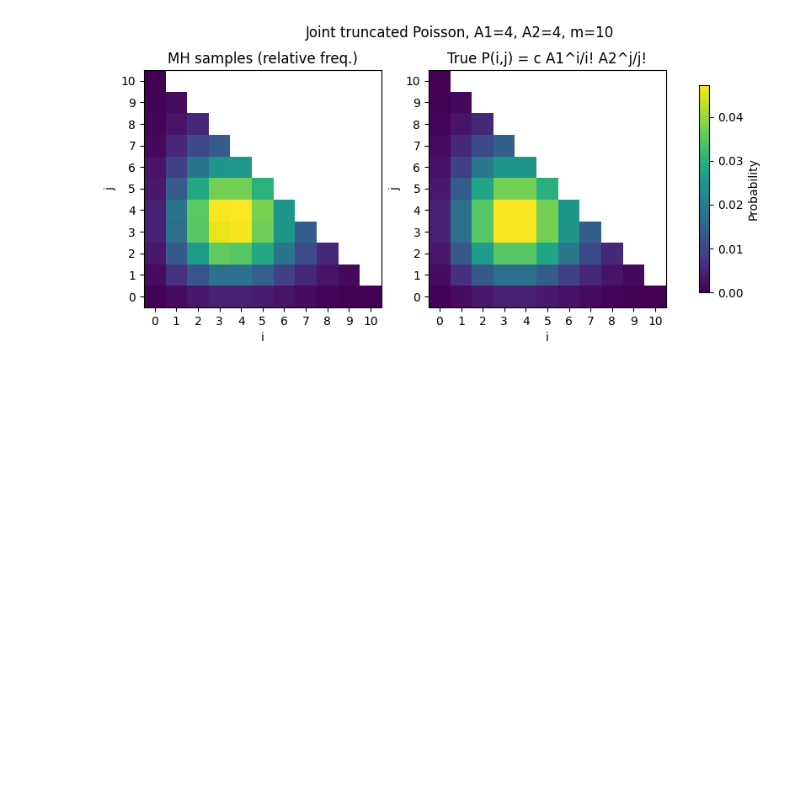
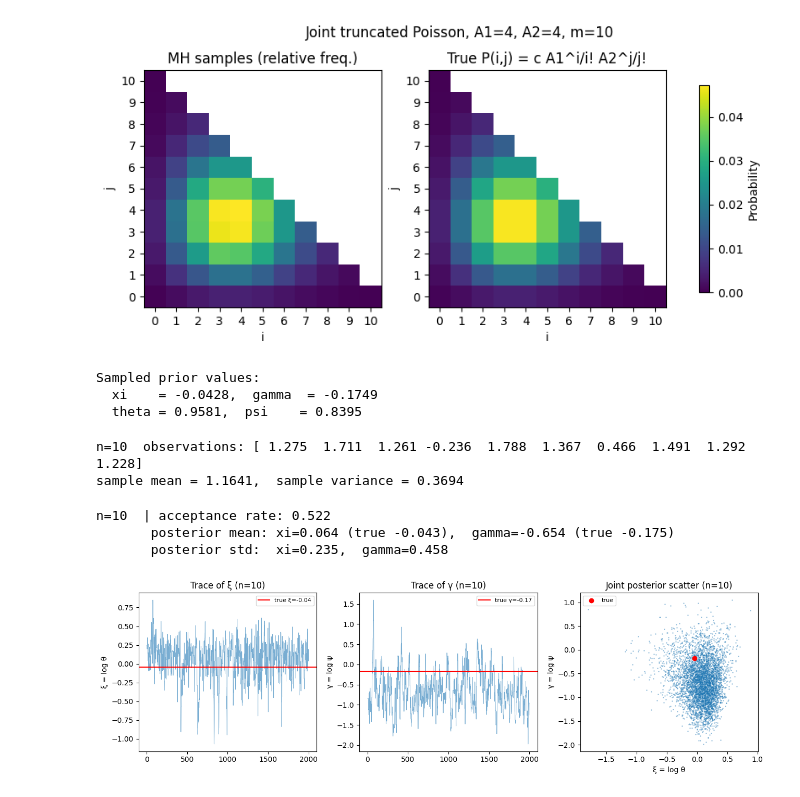
Before and after one commit to kris907j/Stochastic_sim, a Jupyter notebook: Exercises/Viktor/Viktor_Ex6.ipynb, the cells around one changed output. Saved outputs shown, nothing was run; the diff lists cells and outputs as text; code cells hidden in the pictures; blank space fills up the shorter version.

```diff
--- a/Exercises/Viktor/Viktor_Ex6.ipynb
+++ b/Exercises/Viktor/Viktor_Ex6.ipynb
@@ -245,19 +226,12 @@ p-value:              0.0000
 # %%
 # Ex 2(c)
 def sample_truncated_poisson(A, M):
-    """Sample k ~ P(k) = A^k/k! / sum_{l=0}^{M} A^l/l!, for k in {0,...,M}."""
     k = np.arange(M + 1)
     weights = A ** k / np.array([factorial(kk) for kk in k])
     probs = weights / weights.sum()
     return np.random.choice(k, p=probs)
 
 def gibbs_truncated_poisson_2(x0, n_samples, A1, A2, burn_in=1000):
-    """Gibbs sampler for P(i,j) ~ A1^i/i! * A2^j/j!, 0 <= i+j <= m.
-
-    Alternately draws i from its conditional distribution given j, then j from its
-    conditional distribution given the updated i -- both are exact draws from
-    truncated Poisson distributions, so every proposal is accepted.
-    """
     np.random.seed(42)
 
     x = np.array(x0, dtype=int)
@@ -295,3 +269,34 @@ Chi-square statistic: 35.914
 Degrees of freedom:   65
 p-value:              0.9987
 [figure]
+# %%
+# Part 3(a)
+
+rho = 0.5
+rng_prior = np.random.default_rng(seed=0)
+
+cov_prior = np.array([[1.0, rho], [rho, 1.0]])
+xi_true, gamma_true = rng_prior.multivariate_normal([0.0, 0.0], cov_prior)
+theta_true = np.exp(xi_true)
+psi_true   = np.exp(gamma_true)
+
+print(f"Sampled prior values:")
+print(f"  xi    = {xi_true:.4f},  gamma  = {gamma_true:.4f}")
+print(f"  theta = {theta_true:.4f},  psi    = {psi_true:.4f}")
+# %% [output]
+Sampled prior values:
+  xi    = -0.0428,  gamma  = -0.1749
+  theta = 0.9581,  psi    = 0.8395
+# %%
+# Part 3(b)
+
+def simulate_data(theta, psi, n, seed=1):
+    rng = np.random.default_rng(seed)
+    return rng.normal(loc=theta, scale=np.sqrt(psi), size=n)
+
+x_obs_10 = simulate_data(theta_true, psi_true, n=10)
+print(f"n=10  observations: {np.round(x_obs_10, 3)}")
+print(f"sample mean = {x_obs_10.mean():.4f},  sample variance = {x_obs_10.var(ddof=1):.4f}")
+# %% [output]
+n=10  observations: [ 1.275  1.711  1.261 -0.236  1.788  1.367  0.466  1.491  1.292  1.228]
+sample mean = 1.1641,  sample variance = 0.3694
@@ -297,0 +366,17 @@ p-value:              0.9987
+# %%
+# Part 3(d)
+samples_10, acc_10 = mh_posterior(x_obs_10, n_samples=100_000, sigma_prop=0.3, burn_in=10_000)
+
+xi_s10, gamma_s10 = samples_10[:, 0], samples_10[:, 1]
+print(f"n=10  | acceptance rate: {acc_10:.3f}")
+print(f"       posterior mean: xi={xi_s10.mean():.3f} (true {xi_true:.3f}),  "
+      f"gamma={gamma_s10.mean():.3f} (true {gamma_true:.3f})")
+print(f"       posterior std:  xi={xi_s10.std():.3f},  gamma={gamma_s10.std():.3f}")
+
+fig, _ = plot_posterior(samples_10, xi_true, gamma_true, n=10)
+plt.show()
+# %% [output]
+n=10  | acceptance rate: 0.522
+       posterior mean: xi=0.064 (true -0.043),  gamma=-0.654 (true -0.175)
+       posterior std:  xi=0.235,  gamma=0.458
+[figure, added]
```
Also changed, not shown: parts of 7 cells of this notebook, 6 other files.
